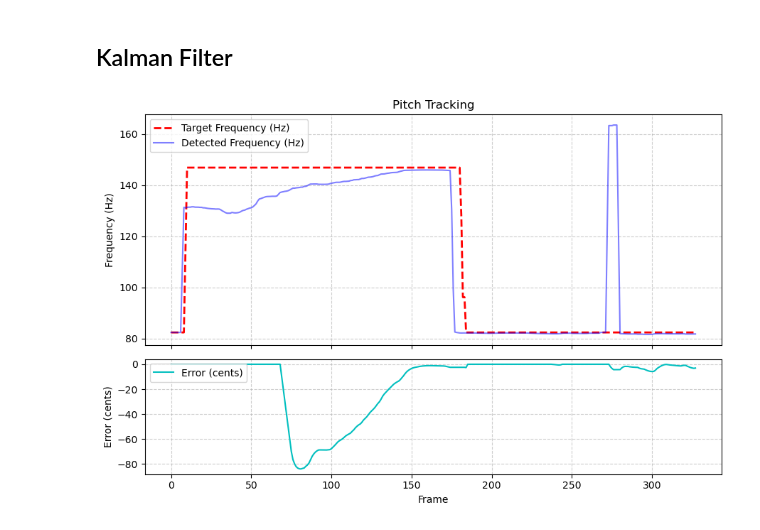
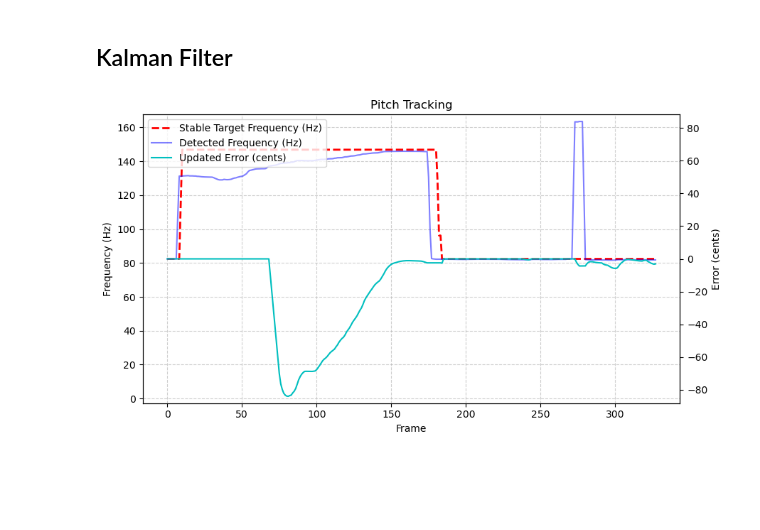
Before and after one commit to b-ashford/Auto-Tuner, a Jupyter notebook: docs/pitch_tracking.ipynb, the cells around one changed output. Cells and saved outputs as stored; diff of their text form; code cells hidden in the pictures; blank space fills up the shorter version.

```diff
--- a/docs/pitch_tracking.ipynb
+++ b/docs/pitch_tracking.ipynb
@@ -145,6 +235,7 @@ in_silence = True
 
 
 for ft_raw, fd_raw in zip(ft_stream, fd_stream):
+
 
     if fd_raw <= SILENCE_HZ or ft_raw <= 0.0:
 
@@ -170,32 +261,56 @@ for ft_raw, fd_raw in zip(ft_stream, fd_stream):
     z = cents_from(fd, ft)
     if z is None:
         stable_error_cents.append(e_hat)
         continue
 
     # 4) Hard gates (stricter)
     if abs(z) > ABS_GATE:
         stable_error_cents.append(e_hat)
         continue
     if abs(z - e_hat) > INNOV_GATE:
         stable_error_cents.append(e_hat)
         continue
 
     # 5) Median-of-3 on cents
     z_buf.append(z)
     z_med = sorted(z_buf)[len(z_buf)//2]
 
     # 6) EMA
     e_raw = ema(e_hat, z_med, ALPHA)
 
     # 7) Deadband
     e_db = deadband_sticky(e_raw, DEADBAND)
 
     # 8) Slew-limit
     delta = max(-SLEW_PER_FR, min(SLEW_PER_FR, e_db - e_hat))
     e_hat = e_hat + delta
 
     stable_error_cents.append(e_hat)
 
-plot_pitch_tracking(stable_target_hz, fd_stream, stable_error_cents)
+# ---------- plot ----------
+fig, ax1 = plt.subplots(figsize=(9, 5))
+ax1.plot(stable_target_hz, 'r--', lw=2, label='Stable Target Frequency (Hz)')
+ax1.plot(fd_stream, 'b', alpha=0.5, label='Detected Frequency (Hz)')
+ax1.set_xlabel('Frame'); ax1.set_ylabel('Frequency (Hz)')
+ax1.grid(True, ls='--', alpha=0.6)
+
+ax2 = ax1.twinx()
+ax2.plot(stable_error_cents, 'c', label='Updated Error (cents)')
+ax2.set_ylabel('Error (cents)')
+
+lines = ax1.get_lines() + ax2.get_lines()
+labels = [l.get_label() for l in lines]
+ax1.legend(lines, labels, loc='upper left')
+plt.title('Pitch Tracking')
+
+center = 82.41
+ymin, ymax = ax1.get_ylim()
+span = max(center - ymin, ymax - center)
+ax1.set_ylim(center - span, center + span)
+ymin, ymax = ax2.get_ylim()
+limit = max(abs(ymin), abs(ymax))
+ax2.set_ylim(-limit, limit)
+plt.tight_layout()
+plt.show()
 # %% [output]
-[figure, old version]
+[figure, new version]
```
Also changed, not shown: parts of 3 cells of this notebook.
